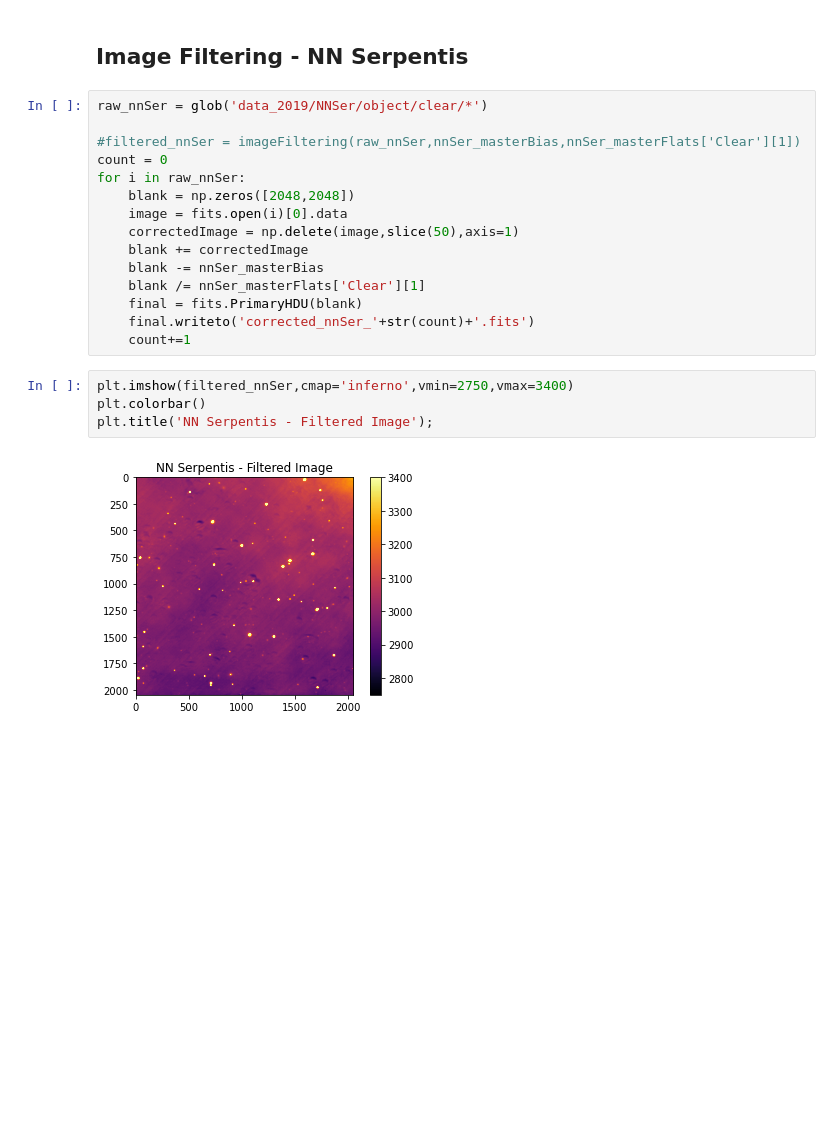
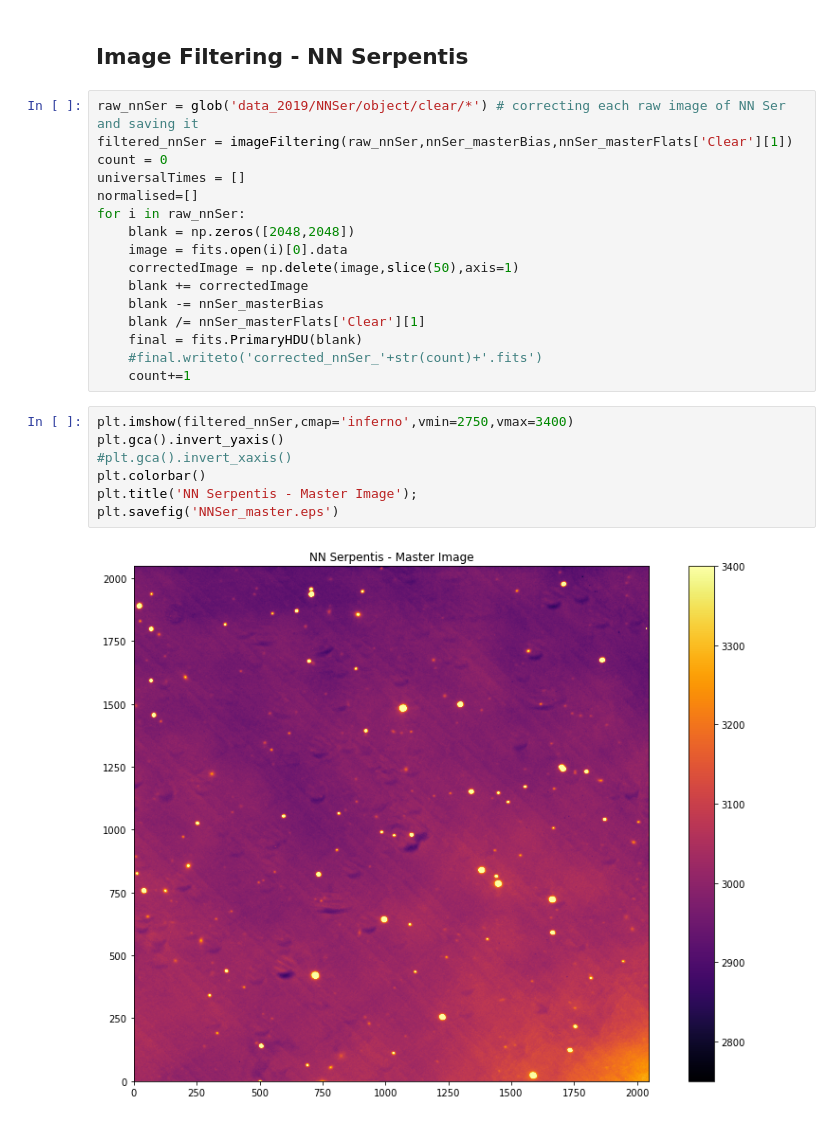
Before and after one commit to Aaron-Empey/Code-and-Data-Analysis, a Jupyter notebook: BiasAndFlats.ipynb, the cells around one changed output. Drawn from its saved outputs; the diff is of its cells as text; blank space fills up the shorter version.

```diff
--- a/BiasAndFlats.ipynb
+++ b/BiasAndFlats.ipynb
@@ -157,10 +166,11 @@ plt.title(r'M91 - $H_\alpha$ Filtered');
 # %% [markdown]
 ## Image Filtering - NN Serpentis
 # %%
-raw_nnSer = glob('data_2019/NNSer/object/clear/*')
-
-#filtered_nnSer = imageFiltering(raw_nnSer,nnSer_masterBias,nnSer_masterFlats['Clear'][1])
+raw_nnSer = glob('data_2019/NNSer/object/clear/*') # correcting each raw image of NN Ser and saving it
+filtered_nnSer = imageFiltering(raw_nnSer,nnSer_masterBias,nnSer_masterFlats['Clear'][1])
 count = 0
+universalTimes = []
+normalised=[]
 for i in raw_nnSer:
     blank = np.zeros([2048,2048])
     image = fits.open(i)[0].data
@@ -169,14 +179,17 @@ for i in raw_nnSer:
     blank -= nnSer_masterBias
     blank /= nnSer_masterFlats['Clear'][1]
     final = fits.PrimaryHDU(blank)
-    final.writeto('corrected_nnSer_'+str(count)+'.fits')
+    #final.writeto('corrected_nnSer_'+str(count)+'.fits')
     count+=1
 # %%
 plt.imshow(filtered_nnSer,cmap='inferno',vmin=2750,vmax=3400)
+plt.gca().invert_yaxis()
+#plt.gca().invert_xaxis()
 plt.colorbar()
-plt.title('NN Serpentis - Filtered Image');
+plt.title('NN Serpentis - Master Image');
+plt.savefig('NNSer_master.eps')
 # %% [output]
-[figure, old version]
+[figure, new version]
 # %%
 # Save final filtered image to a seperate file
 
```
Also changed, not shown: parts of 12 cells of this notebook, 2 other files.
